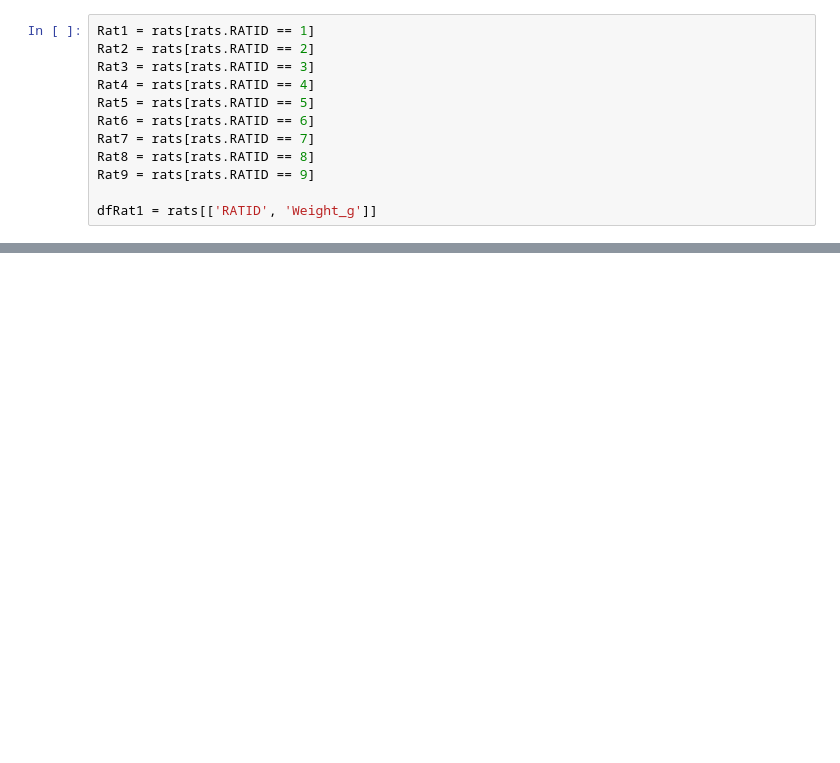
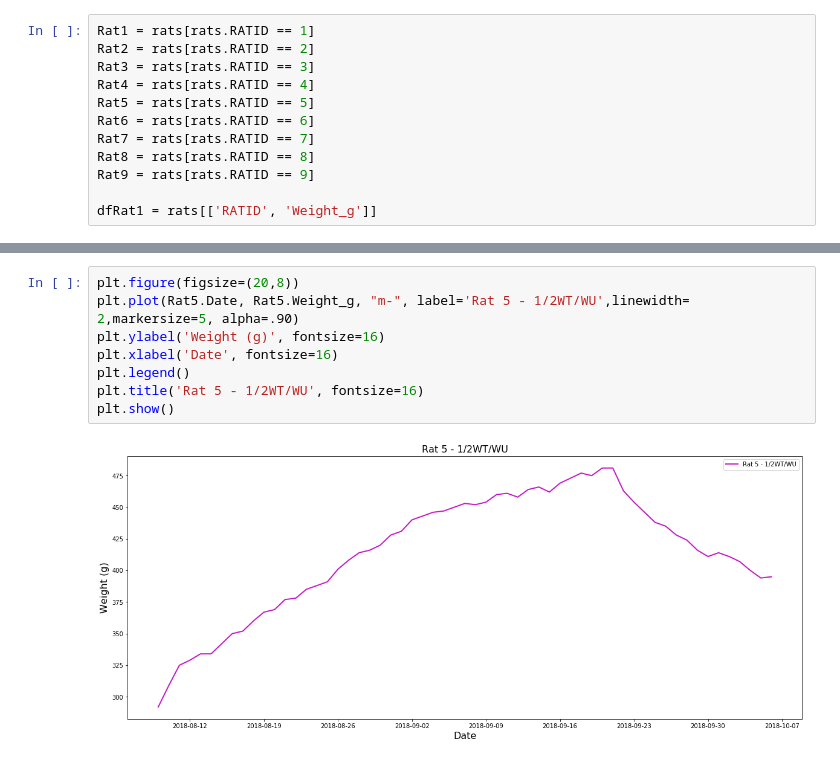
Before and after one commit to MelissaLaurino/MarkBergRatColony, a Jupyter notebook: MarkBerg_RatColony.ipynb, the cells around one changed output, grey strips where cells are left out. Cells and saved outputs as stored; diff of their text form; blank space fills up the shorter version.

```diff
--- a/MarkBerg_RatColony.ipynb
+++ b/MarkBerg_RatColony.ipynb
@@ -356,0 +342,10 @@ Rat6
+# %%
+plt.figure(figsize=(20,8))
+plt.plot(Rat5.Date, Rat5.Weight_g, "m-", label='Rat 5 - 1/2WT/WU',linewidth= 2,markersize=5, alpha=.90)
+plt.ylabel('Weight (g)', fontsize=16)
+plt.xlabel('Date', fontsize=16)
+plt.legend()
+plt.title('Rat 5 - 1/2WT/WU', fontsize=16)
+plt.show()
+# %% [output]
+[figure, added]
```
Also changed, not shown: parts of 30 cells of this notebook, 1 other file.
